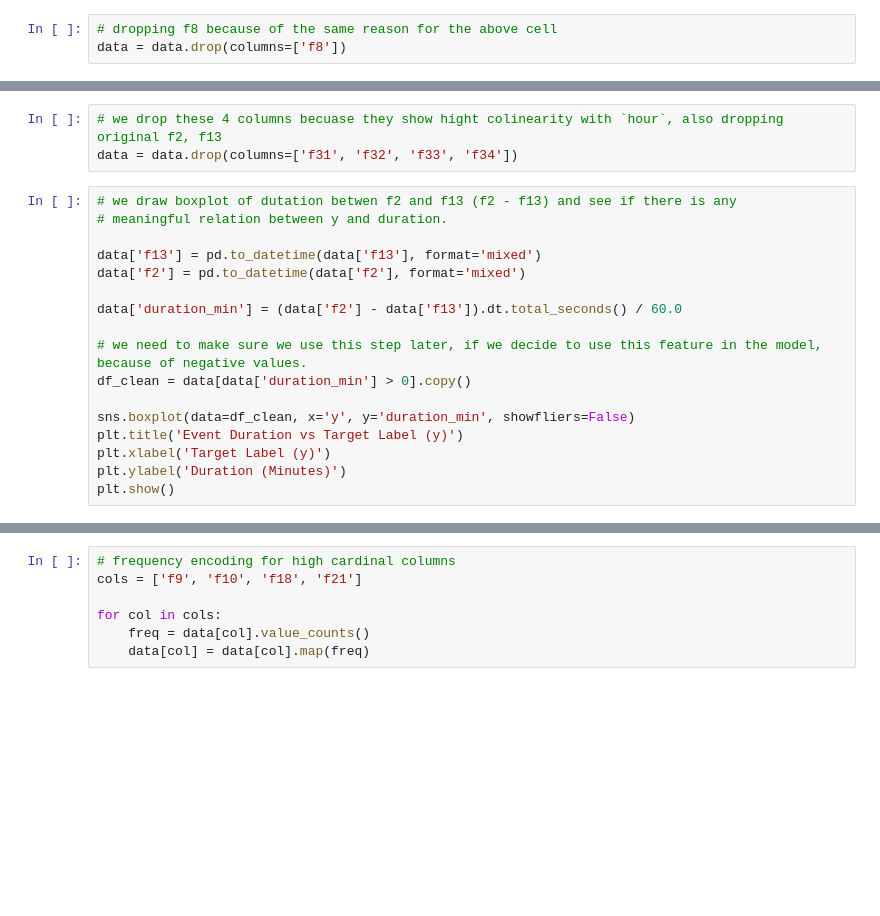
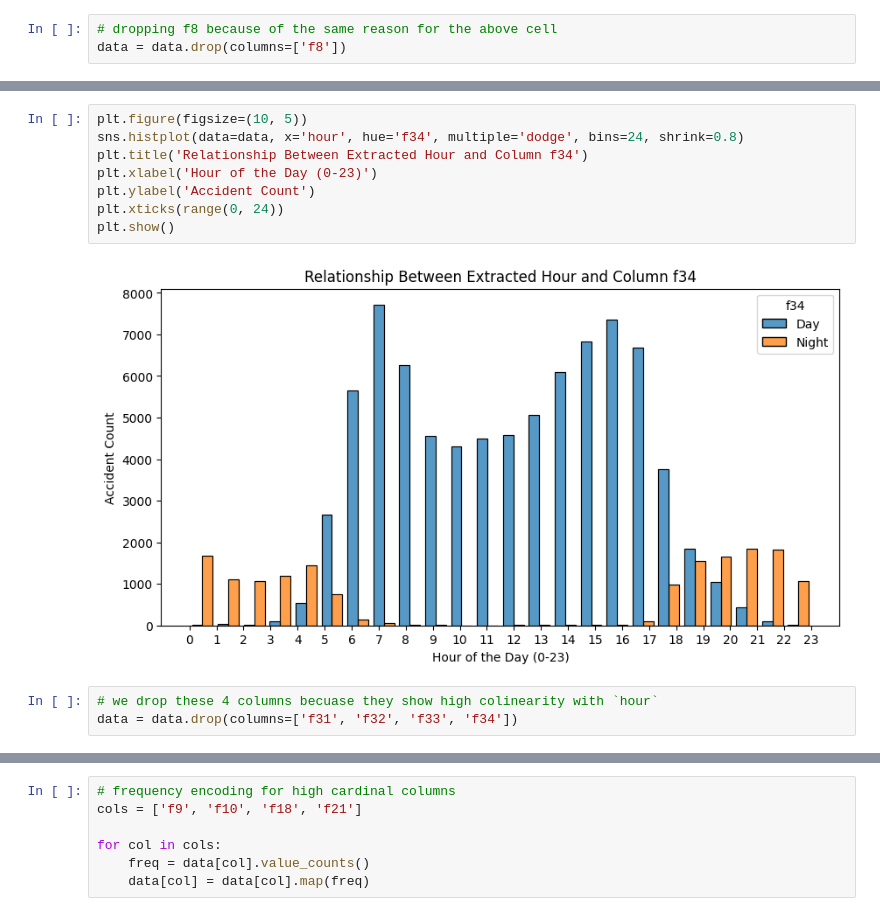
Before and after one commit to AmirrezaJB/Data-Mining-Spring-2026-UT, a Jupyter notebook: main.ipynb, the cells around one changed output, grey strips where cells are left out. Drawn from its saved outputs; the diff is of its cells as text; blank space fills up the shorter version.

Commit message:
Add more cleaning and datetime EDA corrections

```diff
--- a/main.ipynb
+++ b/main.ipynb
@@ -107,23 +278,16 @@ plt.show()
+# %%
+plt.figure(figsize=(10, 5))
+sns.histplot(data=data, x='hour', hue='f34', multiple='dodge', bins=24, shrink=0.8)
+plt.title('Relationship Between Extracted Hour and Column f34')
+plt.xlabel('Hour of the Day (0-23)')
+plt.ylabel('Accident Count')
+plt.xticks(range(0, 24))
+plt.show()
+# %% [output]
+[figure, added]
 # %%
-# we drop these 4 columns becuase they show hight colinearity with `hour`, also dropping original f2, f13
+# we drop these 4 columns becuase they show high colinearity with `hour`
 data = data.drop(columns=['f31', 'f32', 'f33', 'f34'])
-# %%
-# we draw boxplot of dutation betwen f2 and f13 (f2 - f13) and see if there is any
-# meaningful relation between y and duration.
-
-data['f13'] = pd.to_datetime(data['f13'], format='mixed')
-data['f2'] = pd.to_datetime(data['f2'], format='mixed')
-
-data['duration_min'] = (data['f2'] - data['f13']).dt.total_seconds() / 60.0
-
-# we need to make sure we use this step later, if we decide to use this feature in the model, because of negative values.
-df_clean = data[data['duration_min'] > 0].copy()
-
-sns.boxplot(data=df_clean, x='y', y='duration_min', showfliers=False)
-plt.title('Event Duration vs Target Label (y)')
-plt.xlabel('Target Label (y)')
-plt.ylabel('Duration (Minutes)')
-plt.show()
 # %%
 # we drop these f2 and f13 cause their information is extracted and they're not needed anymore.
 data = data.drop(columns=['f2', 'f13'])
```
Also changed, not shown: parts of 22 cells of this notebook, 1 other file.
